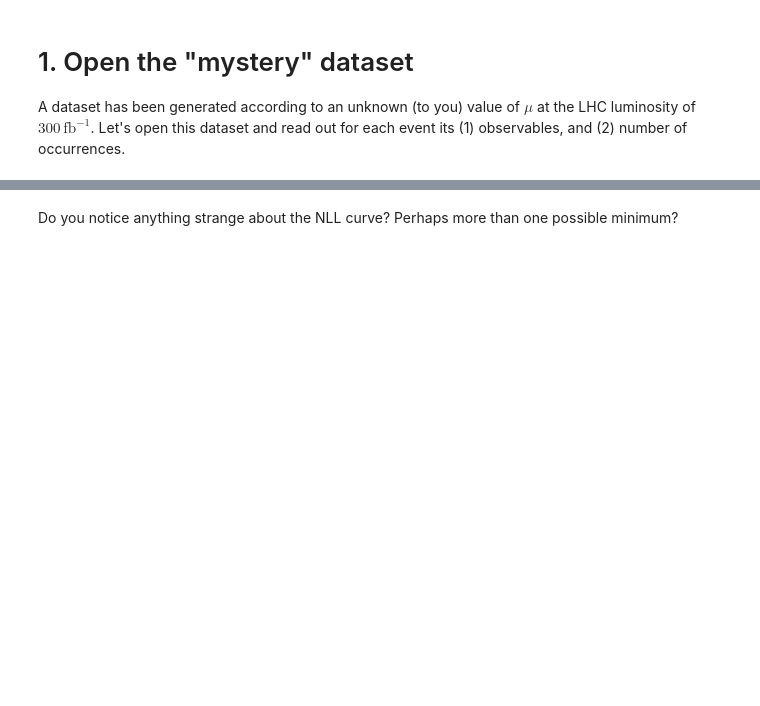
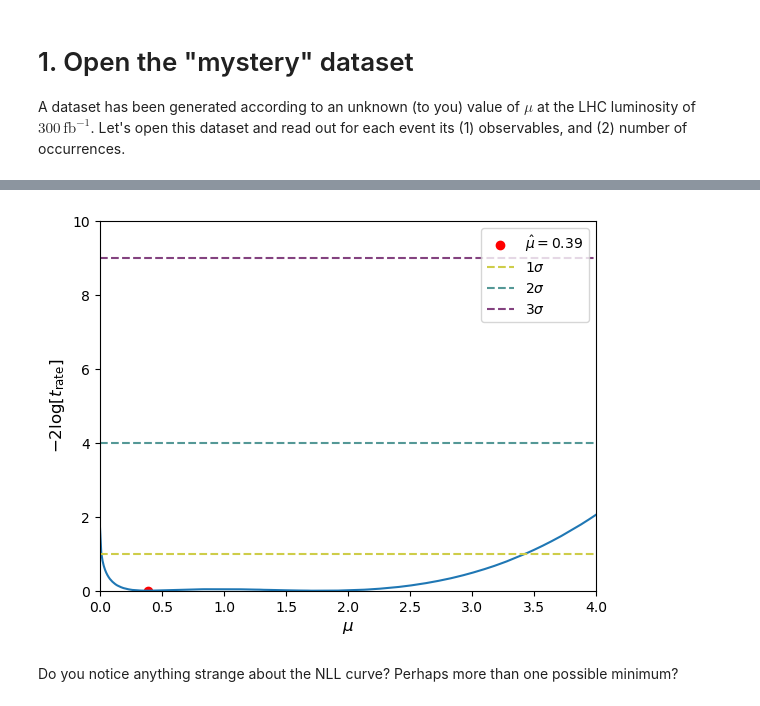
Before and after one commit to thorntoa-tamu/2026-gatech, a Jupyter notebook: sessions/02_sbi/tutorials/4_nsbi_measurement.ipynb, the cells around one changed output, grey strips where cells are left out. Saved outputs shown, nothing was run; the diff lists cells and outputs as text; code cells hidden in the pictures; blank space fills up the shorter version.

```diff
--- a/sessions/02_sbi/tutorials/4_nsbi_measurement.ipynb
+++ b/sessions/02_sbi/tutorials/4_nsbi_measurement.ipynb
@@ -72,10 +89,10 @@ with open(data_dir+'/sm/ggzz4l_xs.json', 'r') as f:
     xs_int_sm = np.prod(xs['int'])
     xs_sbi_sm = np.prod(xs['sbi'])
 
-nu_sig_sm = xs_sig_sm * lumi
-nu_bkg_sm = xs_bkg_sm * lumi
-nu_int_sm = xs_int_sm * lumi
-nu_sbi_sm = xs_sbi_sm * lumi
+n_sig_sm = xs_sig_sm * lumi
+n_bkg_sm = xs_bkg_sm * lumi
+n_int_sm = xs_int_sm * lumi
+n_sbi_sm = xs_sbi_sm * lumi
 # %% [markdown]
 ### 2.(c) Compute the total expected number of events as a function of $\mu$
 
@@ -85,8 +107,8 @@ $$\lambda_{\mathrm{SBI}}(\mu) = \mu \lambda_{\mathrm{S}}(1) + \sqrt{\mu} \lambda
 # %%
-nu_sig_mu = nu_sig_sm * mu_space
-nu_int_mu = nu_int_sm * torch.sqrt(mu_space)
-nu_bkg_sm = nu_bkg_sm  # I don't change!
-nu_sbi_mu = nu_sig_mu + nu_int_mu + nu_bkg_sm
+n_sig_mu = n_sig_sm * mu_space
+n_int_mu = n_int_sm * torch.sqrt(mu_space)
+n_bkg_sm = n_bkg_sm  # I don't change!
+n_sbi_mu = n_sig_mu + n_int_mu + n_bkg_sm
 # %% [markdown]
 ### 2.(d) Define & compute the Poisson likelihood
 
@@ -100,9 +123,9 @@ Reminder the "disappearance" of $\log (1/N!)$ term does not affect the minimizat
 # %%
-def neg_log_pois(n_obs, nu_exp):
+def neg_log_pois(n_obs, n_exp):
     """
     Evaluates the negative log-likelihood for a Poisson process.
     """
-    return nu_exp - n_obs * torch.log(nu_exp)
+    return n_exp - n_obs * torch.log(n_exp)
 
-t_rate = neg_log_pois(events_obs_n.sum(), nu_sbi_mu)
+t_rate = neg_log_pois(events_obs_n.sum(), n_sbi_mu)
 # %% [markdown]
@@ -114,27 +140,32 @@ $$
 # %%
 def plot_nll(mu_space, t):
+
+    fig, ax = plt.subplots()
 
     t_min = torch.min(t)
     t -= t_min
 
     mu_fit = mu_space[torch.argmin(t)]
 
-    plt.plot(mu_space.cpu(), t.cpu())
-    plt.xlim(0, 4)
-    plt.ylim(0, 10)
-    plt.scatter(mu_fit.cpu(), 0.0, color='red', label=f'$\\hat{{\\mu}} = {mu_fit:.2f}$')
+    ax.plot(mu_space.cpu(), t.cpu())
+    ax.set_xlim(0, 4)
+    ax.set_ylim(0, 10)
+    ax.scatter(mu_fit.cpu(), 0.0, color='red', label=f'$\\hat{{\\mu}} = {mu_fit:.2f}$')
 
-    plt.hlines(1.0, 0, 4,color='gray', linestyle='--', label='$1\\sigma$')
-    plt.hlines(4.0, 0, 4,color='gray', linestyle='--', label='$2\\sigma$')
+    ax.hlines(1.0, 0, 4,color='#CECD49', linestyle='--', label=r'$1\sigma$')
+    ax.hlines(4.0, 0, 4,color='#549896', linestyle='--', label=r'$2\sigma$')
+    ax.hlines(9.0, 0, 4,color='#83427F', linestyle='--', label=r'$3\sigma$')
 
-    plt.xlabel('$\\mu$')
-    plt.ylabel('$-2 \\log \\lambda$')
+    ax.set_xlabel(r'$\mu$', fontsize=12)
+    ax.set_ylabel(r'$-2 \log [t_{\rm rate}$]', fontsize=12)
 
-    plt.legend()
+    ax.legend()
 
-    plt.show()
+    fig.show()
 
 plot_nll(mu_space, t_rate)
+# %% [output]
+[figure, added]
 # %% [markdown]
 Do you notice anything strange about the NLL curve? Perhaps more than one possible minimum?
 # %% [markdown]
```
Also changed, not shown: parts of 16 cells of this notebook.
